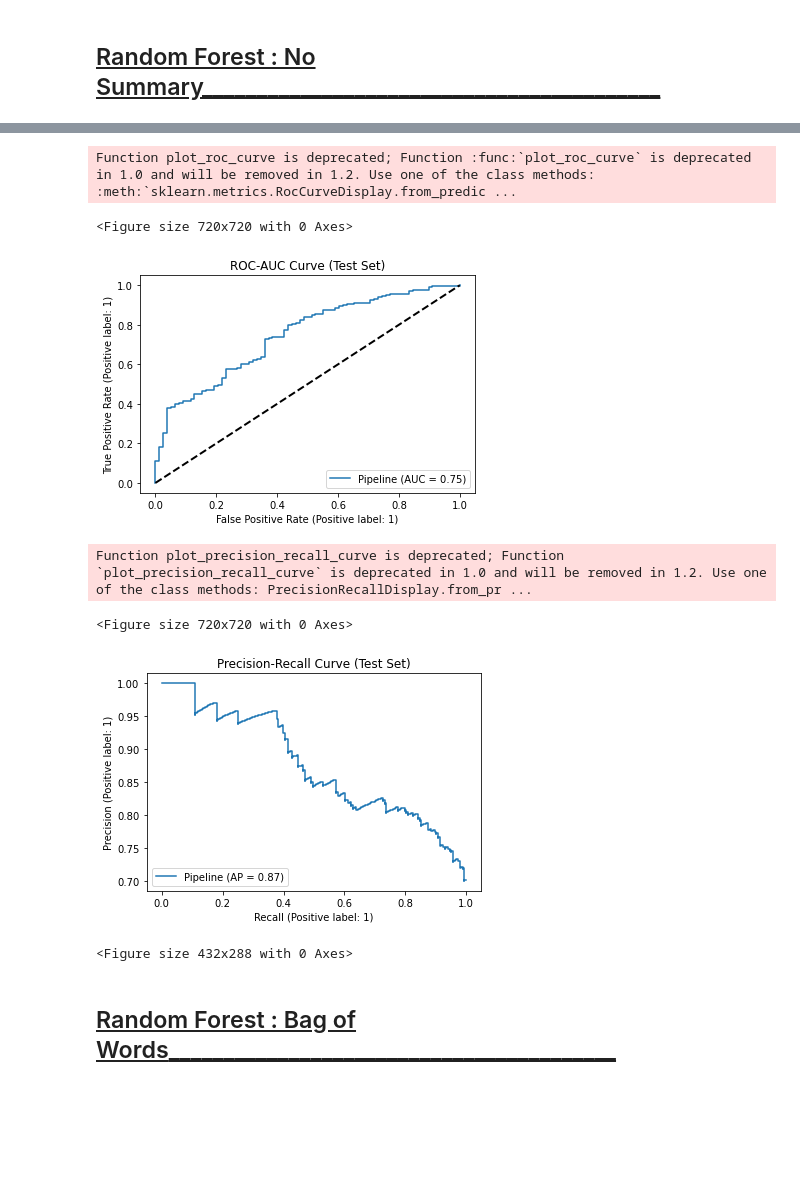
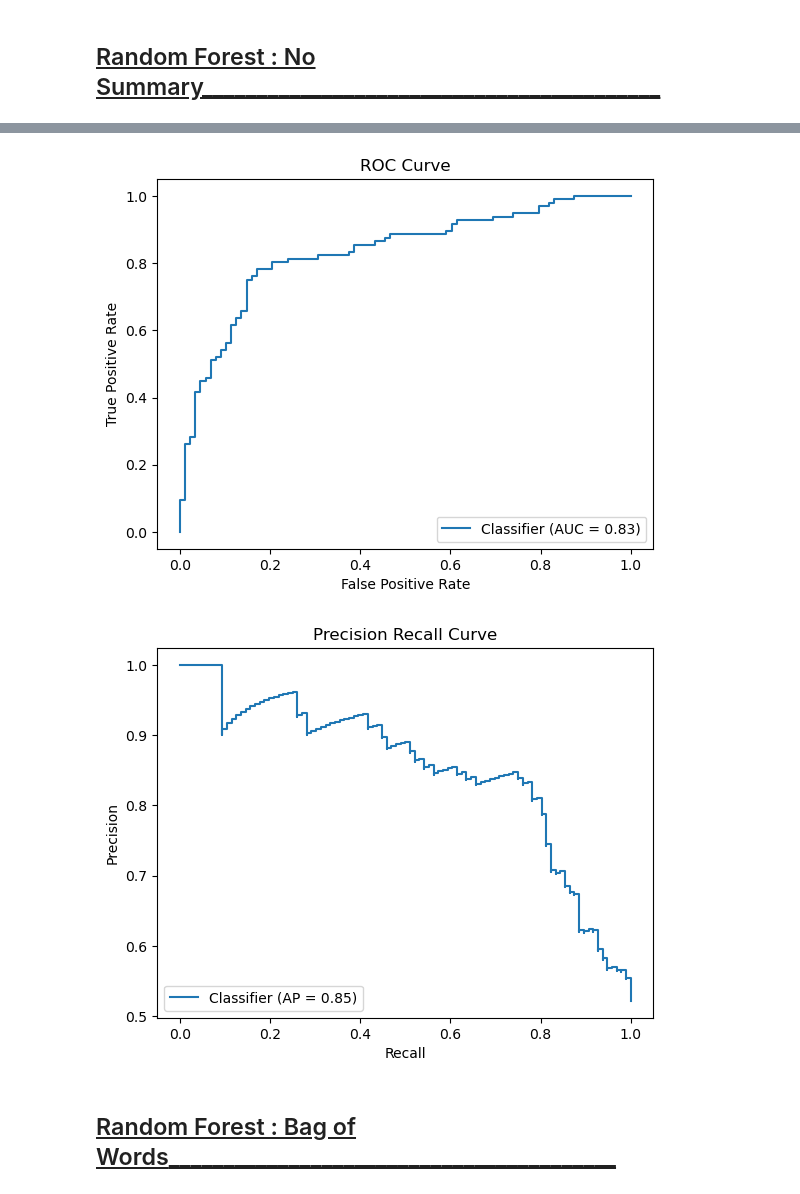
Before and after one commit to Joeyzect/Netflix_ALab_2022, a Jupyter notebook: notebooks/14-joseph-movies-modelling-final copy.ipynb, the cells around one changed output, grey strips where cells are left out. Saved outputs shown, nothing was run; the diff lists cells and outputs as text; code cells hidden in the pictures; blank space fills up the shorter version.

```diff
--- a/notebooks/14-joseph-movies-modelling-final copy.ipynb
+++ b/notebooks/14-joseph-movies-modelling-final copy.ipynb
@@ -684,7 +788,7 @@ prplot.figure_.savefig('../reports/figures/movie_xgb_BERT_precision_recall_curve
 from sklearn.ensemble import RandomForestClassifier
 # %%
 rankings_pipeline = Pipeline([
-    ('imputer', SimpleImputer(strategy='mean')),
+    ('imputer', KNNImputer()),
     ('logger', FunctionTransformer(np.log1p))
 ])
 
@@ -694,7 +798,7 @@ rf_transformer = ColumnTransformer(
         ("onehot_release_year",OneHotEncoder(handle_unknown='ignore'), ['release_year']),           # discrete release year
         #("bagofwords", CountVectorizer(stop_words='english', min_df=0.02), 'summary'),              # One hot encoding
         #("tfidf", TfidfVectorizer(stop_words='english', min_df=0.02), 'summary'),                  # TF-IDF
-        ("genres_count", CountVectorizer(min_df=0.05), 'genres'),
+        ("genres_count", CountVectorizer(min_df=0.01), 'genres'),
         #("sentence_transformer", embedder, 'summary'),                                             # hugging face - PCA
         ("imputer", SimpleImputer(strategy='mean'), ['averageRating', 'numVotes', 'runtimeMinutes']),
         ("rankings_pipeline", rankings_pipeline, ['director_rank', 'actor_rank', 'writer_rank']),   # log transform rankings
@@ -703,7 +807,7 @@ rf_transformer = ColumnTransformer(
         ("onehot_p",OneHotEncoder(handle_unknown='ignore'), ['profanity']),                         # one-hot encode profanity
         ("onehot_a",OneHotEncoder(handle_unknown='ignore'), ['alcohol']),                           # one-hot encode alcohol
         ("onehot_f",OneHotEncoder(handle_unknown='ignore'), ['frightening']),                       # one-hot encode frightening
-        ("onehot_l",OneHotEncoder(handle_unknown='ignore', min_frequency=0.05), ['language']),        # one-hot encode language
+        ("onehot_l",OneHotEncoder(min_frequency=0.01, handle_unknown='infrequent_if_exist'), ['language']),        # one-hot encode language     # one-hot encode language
     ],
     remainder='passthrough')
 # %%
@@ -722,7 +826,9 @@ rf_gs_ns = GridSearchCV(
     param_grid={
         'randomforest__n_estimators': [100, 300, 500],
         'randomforest__max_depth': [3, 4, 5, 6, 7],
-        'randomforest__min_samples_leaf': [20, 30, 40, 50],
+        'randomforest__min_samples_split': [2, 3, 4],
+        'rf_transformer__rankings_pipeline__imputer__n_neighbors': [3, 5, 7, 9, 11],
+
     },
     scoring={"AUC": "roc_auc", "F1": "f1", "Accuracy": "accuracy"},
     refit="AUC",
@@ -756,10 +869,12 @@ GridSearchCV(cv=5,
 best_rf_gs_ns = rf_gs_ns.best_estimator_
 
 # output best score from rf_gs_ns
-print("Random Forest, No Summary, Best score: %0.5f" % rf_gs_ns.best_score_)
+print("Random Forest, No Summary, Best Validation AUC: %0.5f" % rf_gs_ns.best_score_)
+
+preds, prob_preds = get_results_model(best_rf_gs_ns, y_test, "Random Forest, No Summary Test")
 
 # output test set auc, f1-score, and accuracy
-print("Random Forest, No Summary, Test set AUC: %0.5f" % roc_auc_score(tvshows_y_test, best_rf_gs_ns.predict_proba(tvshows_X_test.drop(columns=['summary']))[:,1]))
-print("Random Forest, No Summary, Test set F1: %0.5f" % f1_score(tvshows_y_test, best_rf_gs_ns.predict(tvshows_X_test.drop(columns=['summary']))))
-print("Random Forest, No Summary, Test set Accuracy: %0.5f" % accuracy_score(tvshows_y_test, best_rf_gs_ns.predict(tvshows_X_test.drop(columns=['summary']))))
+# print("Random Forest, No Summary, Test set AUC: %0.5f" % roc_auc_score(tvshows_y_test, best_rf_gs_ns.predict_proba(tvshows_X_test.drop(columns=['summary']))[:,1]))
+# print("Random Forest, No Summary, Test set F1: %0.5f" % f1_score(tvshows_y_test, best_rf_gs_ns.predict(tvshows_X_test.drop(columns=['summary']))))
+# print("Random Forest, No Summary, Test set Accuracy: %0.5f" % accuracy_score(tvshows_y_test, best_rf_gs_ns.predict(tvshows_X_test.drop(columns=['summary']))))
 # %% [output]
@@ -770,33 +885,28 @@ Random Forest, No Summary, Test set Accuracy: 0.72414
-# %%
-# plot roc-auc curve
-from sklearn.metrics import plot_roc_curve
-import matplotlib.pyplot as plt
-
-plt.figure(figsize=(10, 10))
-plot_roc_curve(best_rf_gs_ns, tvshows_X_test.drop(columns=['summary']), tvshows_y_test)
-plt.plot([0, 1], [0, 1], color='black', lw=2, linestyle='--')
-plt.title('ROC-AUC Curve (Test Set)')
-plt.show()
-
-# plot precision recall curve
-from sklearn.metrics import plot_precision_recall_curve
-
-plt.figure(figsize=(10, 10))
-plot_precision_recall_curve(best_rf_gs_ns, tvshows_X_test.drop(columns=['summary']), tvshows_y_test)
-plt.title('Precision-Recall Curve (Test Set)')
-plt.show()
-
-# save roc-auc and precision-recall curve into reports/figures folder
-plt.savefig('/Users/yenhann/Documents/MIT/15.572 Analytics Lab/Netflix/ALab_2022_Netflix/reports/figures/tv_rf_nosummary_roc_auc_curve.png')
-plt.savefig('/Users/yenhann/Documents/MIT/15.572 Analytics Lab/Netflix/ALab_2022_Netflix/reports/figures/tv_rf_nosummary_precision_recall_curve.png')
-# %% [output]
-Function plot_roc_curve is deprecated; Function :func:`plot_roc_curve` is deprecated in 1.0 and will be removed in 1.2. Use one of the class methods: :meth:`sklearn.metrics.RocCurveDisplay.from_predic ...
-<Figure size 720x720 with 0 Axes>
-[figure, removed]
-Function plot_precision_recall_curve is deprecated; Function `plot_precision_recall_curve` is deprecated in 1.0 and will be removed in 1.2. Use one of the class methods: PrecisionRecallDisplay.from_pr ...
-<Figure size 720x720 with 0 Axes>
-[figure, removed]
-<Figure size 432x288 with 0 Axes>
+# %%
+# plot roc-auc curve
+from sklearn.metrics import RocCurveDisplay
+import matplotlib.pyplot as plt
+
+rocplot = RocCurveDisplay.from_predictions(y_test, prob_preds)
+rocplot.ax_.set_xlabel('False Positive Rate')
+rocplot.ax_.set_ylabel('True Positive Rate')
+rocplot.ax_.set_title('ROC Curve')
+
+# plot precision recall curve
+from sklearn.metrics import PrecisionRecallDisplay
+
+prplot = PrecisionRecallDisplay.from_predictions(y_test, prob_preds)
+prplot.ax_.set_xlabel('Recall')
+prplot.ax_.set_ylabel('Precision')
+prplot.ax_.set_title('Precision Recall Curve')
+
+# save roc-auc and precision-recall curve into reports/figures folder
+
+rocplot.figure_.savefig('../reports/figures/movie_rf_ns_roc_auc_curve.png')
+prplot.figure_.savefig('../reports/figures/movie_rf_ns_precision_recall_curve.png')
+# %% [output]
+[figure, added]
+[figure, added]
 # %% [markdown]
 ## <u>Random Forest : Bag of Words<u>_________________________________________
 # %%
```
Also changed, not shown: parts of 34 cells of this notebook.
